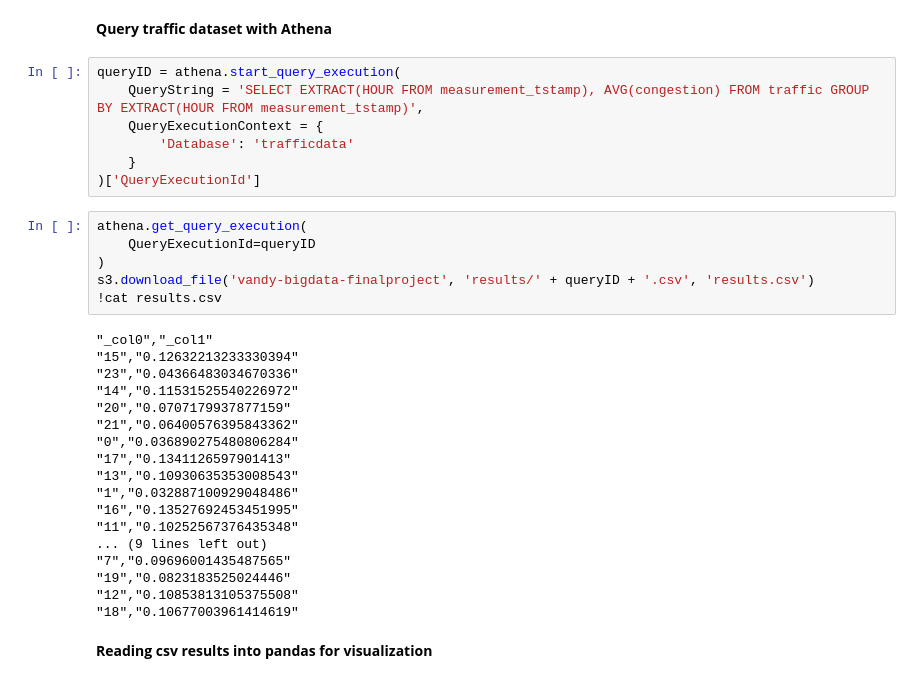
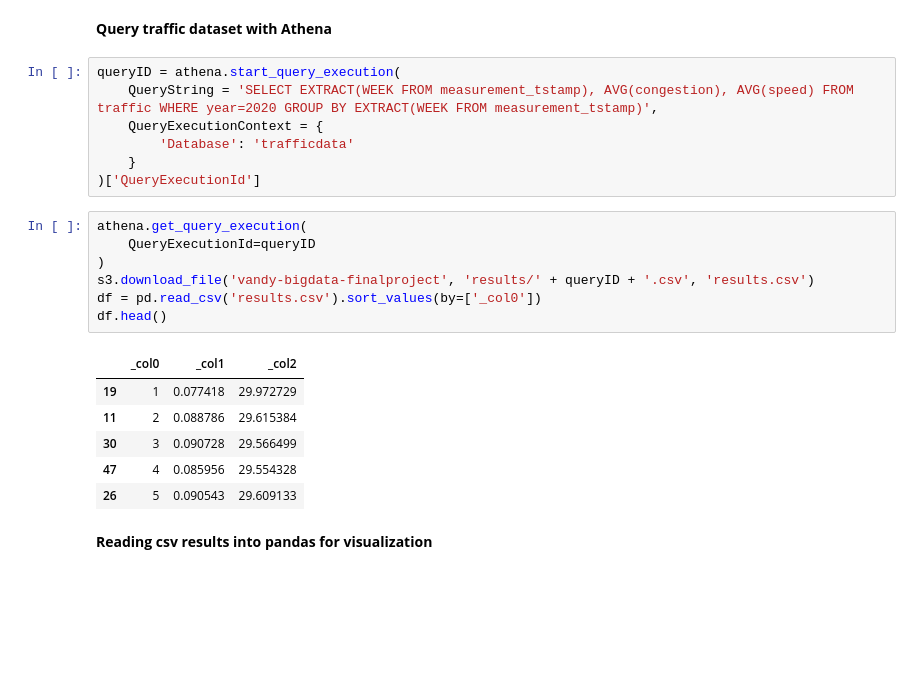
Before and after one commit to zakarlyya/weather-traffic-incidents, a Jupyter notebook: load_data.ipynb, the cells around one changed output. Drawn from its saved outputs; the diff is of its cells as text; blank space fills up the shorter version.

```diff
--- a/load_data.ipynb
+++ b/load_data.ipynb
@@ -42,7 +35,7 @@ s3 = session.client('s3')
 **Query traffic dataset with Athena**
 # %%
 queryID = athena.start_query_execution(
-    QueryString = 'SELECT EXTRACT(HOUR FROM measurement_tstamp), AVG(congestion) FROM traffic GROUP BY EXTRACT(HOUR FROM measurement_tstamp)',
+    QueryString = 'SELECT EXTRACT(WEEK FROM measurement_tstamp), AVG(congestion), AVG(speed) FROM traffic WHERE year=2020 GROUP BY EXTRACT(WEEK FROM measurement_tstamp)',
     QueryExecutionContext = {
         'Database': 'trafficdata'
     }
@@ -50,26 +43,16 @@ queryID = athena.start_query_execution(
 # %%
 athena.get_query_execution(
     QueryExecutionId=queryID
 )
 s3.download_file('vandy-bigdata-finalproject', 'results/' + queryID + '.csv', 'results.csv')
-!cat results.csv
+df = pd.read_csv('results.csv').sort_values(by=['_col0'])
+df.head()
 # %% [output]
-"_col0","_col1"
-"15","0.12632213233330394"
-"23","0.04366483034670336"
-"14","0.11531525540226972"
-"20","0.0707179937877159"
-"21","0.06400576395843362"
-"0","0.036890275480806284"
-"17","0.1341126597901413"
-"13","0.10930635353008543"
-"1","0.032887100929048486"
-"16","0.13527692453451995"
-"11","0.10252567376435348"
-... (9 lines left out)
-"7","0.09696001435487565"
-"19","0.0823183525024446"
-"12","0.10853813105375508"
-"18","0.10677003961414619"
+|  | _col0 | _col1 | _col2 |
+| 19 | 1 | 0.077418 | 29.972729 |
+| 11 | 2 | 0.088786 | 29.615384 |
+| 30 | 3 | 0.090728 | 29.566499 |
+| 47 | 4 | 0.085956 | 29.554328 |
+| 26 | 5 | 0.090543 | 29.609133 |
 # %% [markdown]
 **Reading csv results into pandas for visualization**
```
Also changed, not shown: parts of 15 cells of this notebook.
